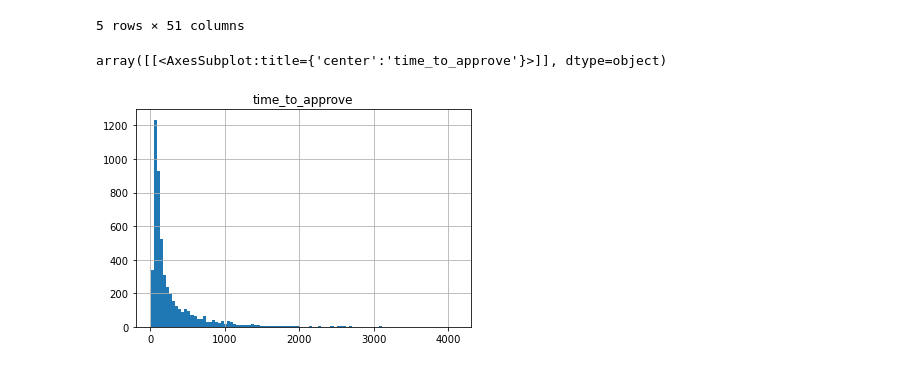
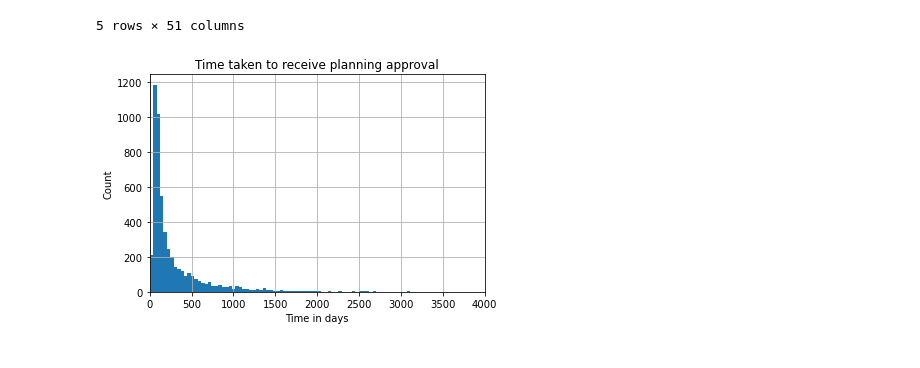
Before and after one commit to rclark89/EC_project, a Jupyter notebook: group_EDA.ipynb, the cells around one changed output. Cells and saved outputs as stored; diff of their text form; code cells hidden in the pictures.

```diff
--- a/group_EDA.ipynb
+++ b/group_EDA.ipynb
@@ -36,14 +36,23 @@ df['Planning Permission Granted']= pd.to_datetime(df['Planning Permission Grante
 
 df['time_to_approve'] =  df['Planning Permission Granted'] - df['Planning Application Submitted']
 df['time_to_approve'] = df['time_to_approve'] / np.timedelta64(1,'D')
+# %%
+# Calculate time taken for refusal
+df['Planning Permission Refused']= pd.to_datetime(df['Planning Permission Refused'], dayfirst=True)
+df['time_to_refuse'] =  df['Planning Permission Refused'] - df['Planning Application Submitted']
+df['time_to_refuse'] = df['time_to_refuse'] / np.timedelta64(1,'D')
 # %%
 # Some time_to_approve values are false - these contain erroneous dates and should be excluded.
 
-df_time = df[df.time_to_approve > 0]
+df_time = df[df.time_to_approve >= 0]
 
 df_time.describe()
 
-df_time.hist(column='time_to_approve', bins=100)
+fig = df_time.hist(column='time_to_approve', bins=100)
+plt.xlabel('Time in days')
+plt.ylabel('Count')
+plt.title('Time taken to receive planning approval')
+plt.xlim(0, 4000)
+plt.show()
 # %% [output]
-array([[<AxesSubplot:title={'center':'time_to_approve'}>]], dtype=object)
-[figure, old version]
+[figure, new version]
```
Also changed, not shown: parts of 16 cells of this notebook.
